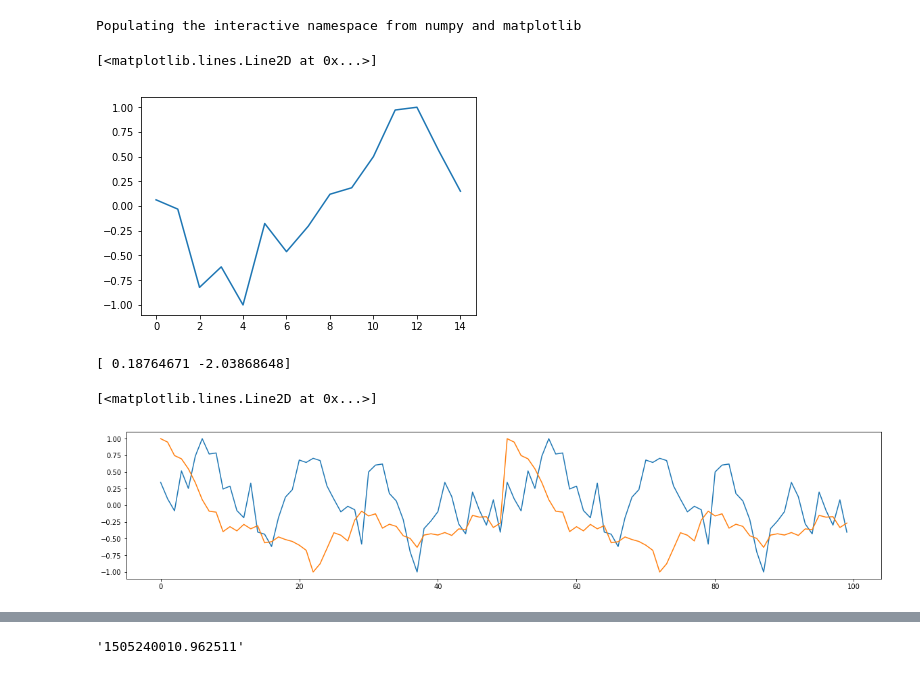
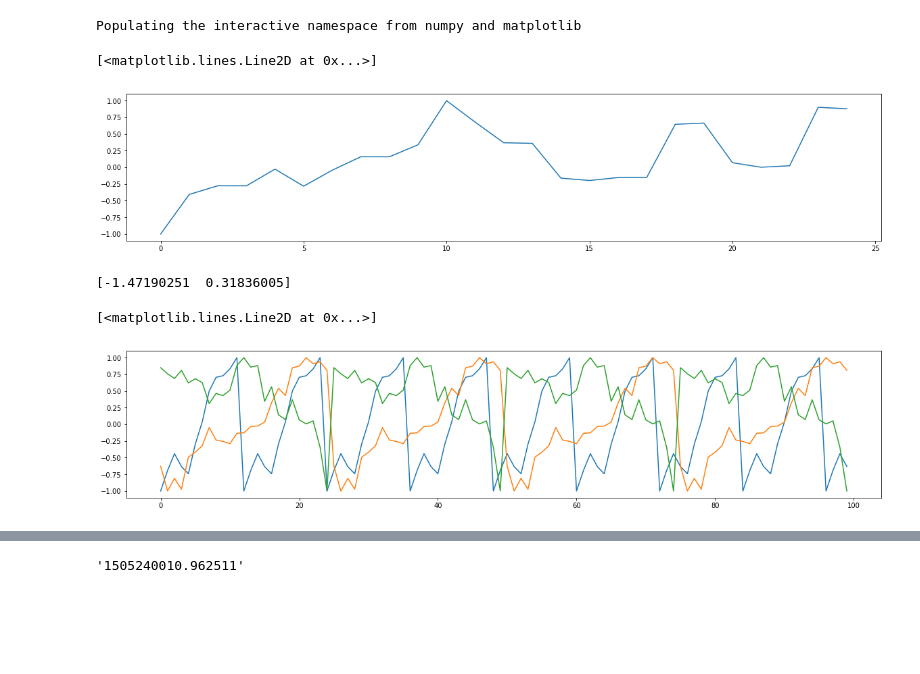
Before and after one commit to chriskiefer/chrysalisConceptors, a Jupyter notebook: Conceptor Patterns 3 CK.ipynb, the cells around one changed output, grey strips where cells are left out. Cells and saved outputs as stored; diff of their text form; code cells hidden in the pictures; blank space fills up the shorter version.

Commit message:
3 pattern model + adjustments to model generator

```diff
--- a/Conceptor Patterns 3 CK.ipynb
+++ b/Conceptor Patterns 3 CK.ipynb
@@ -27,20 +27,29 @@ def generateInternalWeights(nInternalUnits, connectivity):
 # %%
 #plot(np.tanh(np.random.randn(10)))
 def makeRandomWalk(len):
     pt = zeros(len)
     pt[0] = np.random.randn(1)
     for n in range(pt.size-1):
         pt[n+1] = pt[n] + np.random.randn(1)
     pt = pt - np.min(pt)
     pt = (pt / np.max(pt) * 2) - 1
     return pt
 
+def makeRandomWalk2(len):
+    pt = zeros(len)
+    pt[0] = np.random.randn(1)
+    for n in range(pt.size-1):
+        pt[n+1] = pt[n] + (np.random.randn(1) * np.random.randn(1))
+    pt = pt - np.min(pt)
+    pt = (pt / np.max(pt) * 2) - 1
+    return pt
+
 
 #plot()
-plot(makeRandomWalk(15))
+plot(makeRandomWalk2(25))
 # %% [output]
 [<matplotlib.lines.Line2D at 0x...>]
-[figure, old version]
+[figure, new version]
 # %%
 figsize(20,4)
 # pSaw = lambda n: (round(n % waveLengthSamples) / waveLengthSamples * 2) - 1.0
@@ -72,16 +81,18 @@ pJ2 = lambda n: rp[mod(n, period2 )]
 # #pTri = lambda n,p: (n % (p/2))
 # plot([pTri(x,10) for x in arange(100)])
 
-patternLength = 50
-p_rw1 = makeRandomWalk(patternLength)
+patternLength = 25
+p_rw1 = makeRandomWalk(int(patternLength / 2))
 p_rw2 = makeRandomWalk(patternLength)
+p_rw3 = makeRandomWalk(patternLength)
 pLoop = lambda n,p: p[n%p.size]
 plot([pLoop(x,p_rw1) for x in arange(100)])
 plot([pLoop(x,p_rw2) for x in arange(100)])
+plot([pLoop(x,p_rw3) for x in arange(100)])
 # %% [output]
-[ 0.18764671 -2.03868648]
+[-1.47190251  0.31836005]
 [<matplotlib.lines.Line2D at 0x...>]
-[figure, old version]
+[figure, new version]
 # %%
 
 def makeLoadedNetwork_v2(p):
```
Also changed, not shown: parts of 3 cells of this notebook, 2 other files.
